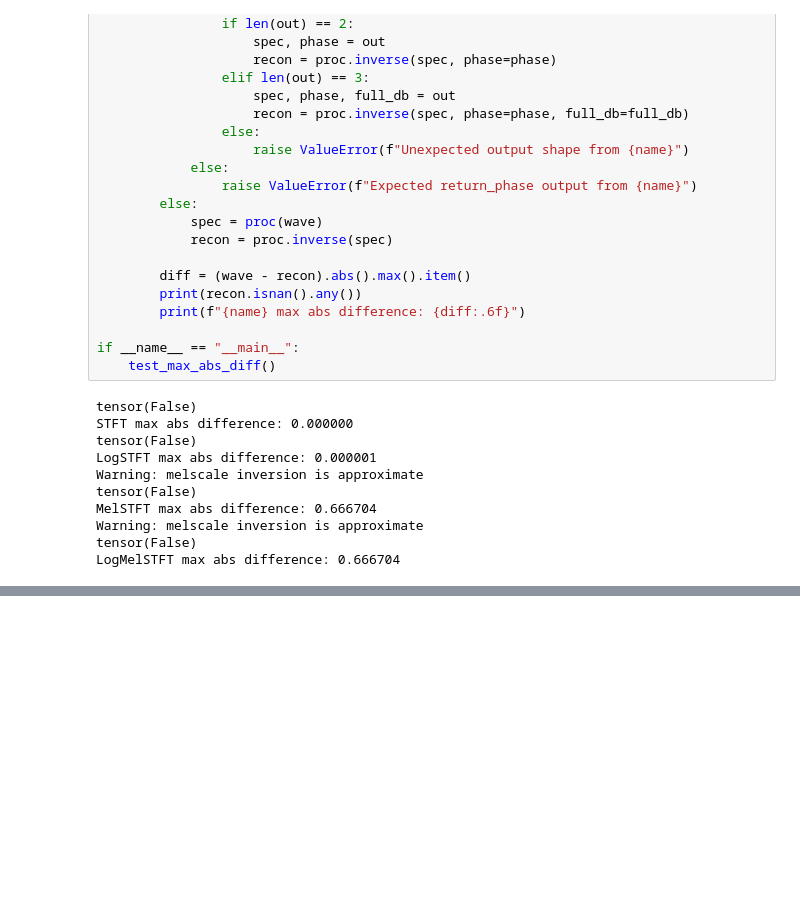
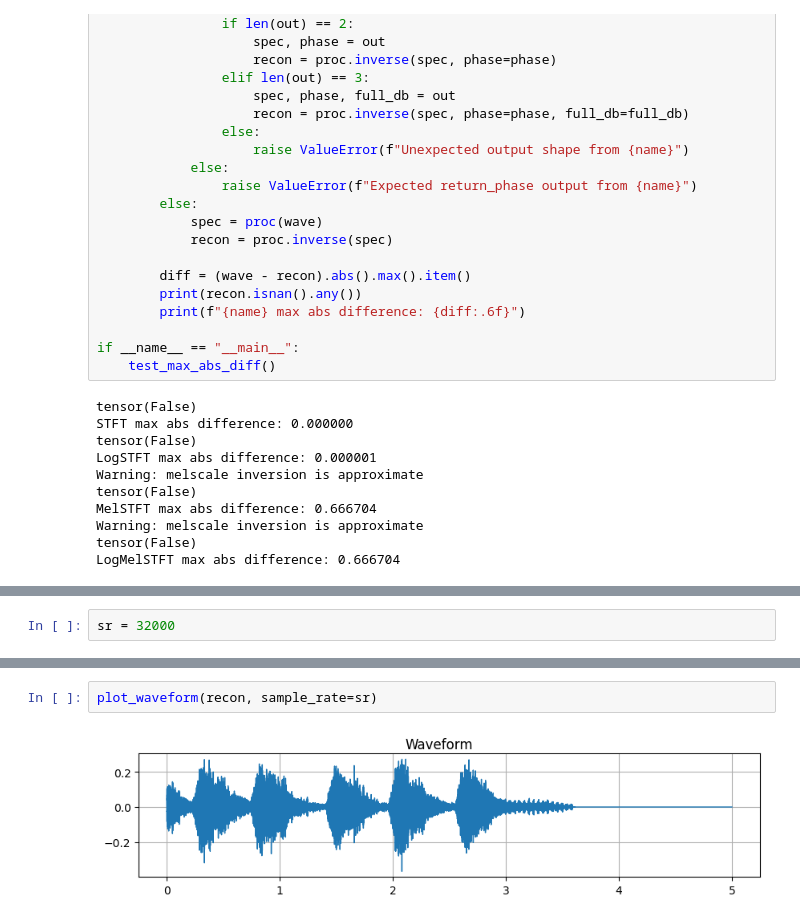
Before and after one commit to exile8/coursework24, a Jupyter notebook: test_processing.ipynb, the cells around one changed output, grey strips where cells are left out. Saved outputs shown, nothing was run; the diff lists cells and outputs as text; blank space fills up the shorter version.

```diff
--- a/test_processing.ipynb
+++ b/test_processing.ipynb
@@ -225,0 +231,2 @@ LogMelSTFT max abs difference: 0.666704
+# %%
+sr = 32000
@@ -225,0 +287,4 @@ LogMelSTFT max abs difference: 0.666704
+# %%
+plot_waveform(recon, sample_rate=sr)
+# %% [output]
+[figure, added]
```
Also changed, not shown: parts of 15 cells of this notebook.
